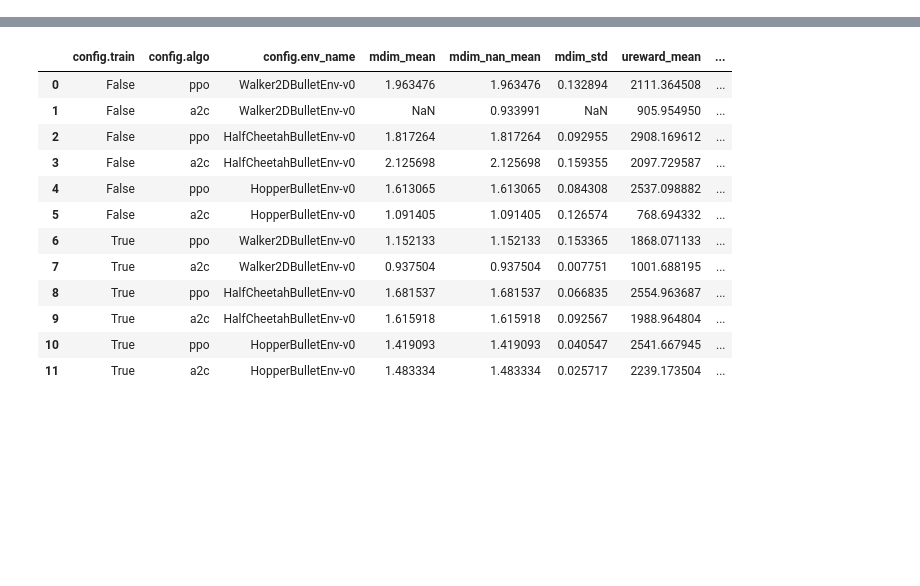
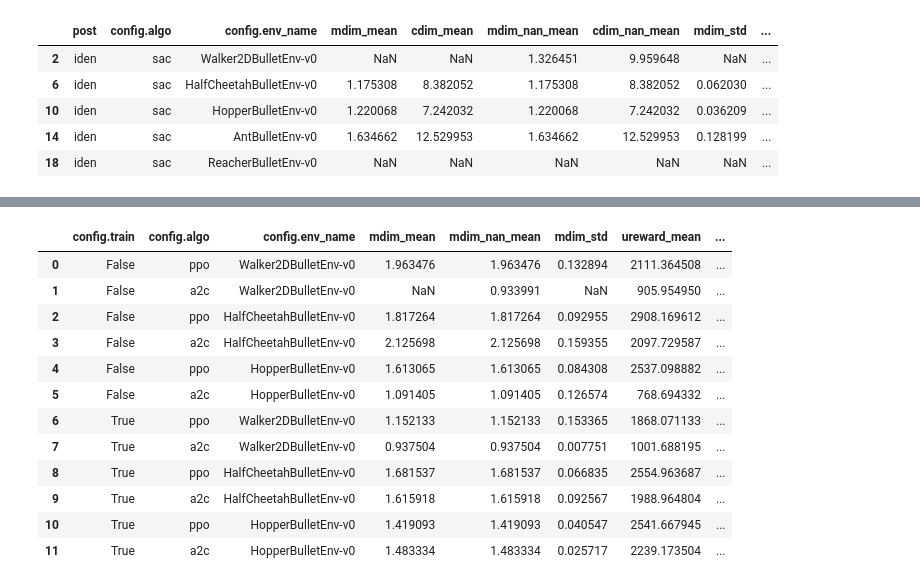
Before and after one commit to sgillen/policy_refinement, a Jupyter notebook: load_ars_zoo.ipynb, the cells around one changed output, grey strips where cells are left out. Saved outputs shown, nothing was run; the diff lists cells and outputs as text; code cells hidden in the pictures; blank space fills up the shorter version.

```diff
--- a/load_ars_zoo.ipynb
+++ b/load_ars_zoo.ipynb
@@ -12 +25,12 @@ df
+# %%
+algo= 'sac'
+
+df.loc[(df['config.algo'] == algo) & (df['post']=='iden')]
+# %% [output]
+|  | post | config.algo | config.env_name | mdim_mean | cdim_mean | mdim_nan_mean | cdim_nan_mean | mdim_std | ... |
+| 2 | iden | sac | Walker2DBulletEnv-v0 | NaN | NaN | 1.326451 | 9.959648 | NaN | ... |
+| 6 | iden | sac | HalfCheetahBulletEnv-v0 | 1.175308 | 8.382052 | 1.175308 | 8.382052 | 0.062030 | ... |
+| 10 | iden | sac | HopperBulletEnv-v0 | 1.220068 | 7.242032 | 1.220068 | 7.242032 | 0.036209 | ... |
+| 14 | iden | sac | AntBulletEnv-v0 | 1.634662 | 12.529953 | 1.634662 | 12.529953 | 0.128199 | ... |
+| 18 | iden | sac | ReacherBulletEnv-v0 | NaN | NaN | NaN | NaN | NaN | ... |
 # %%
```
Also changed, not shown: parts of 4 cells of this notebook, 1 other file.
